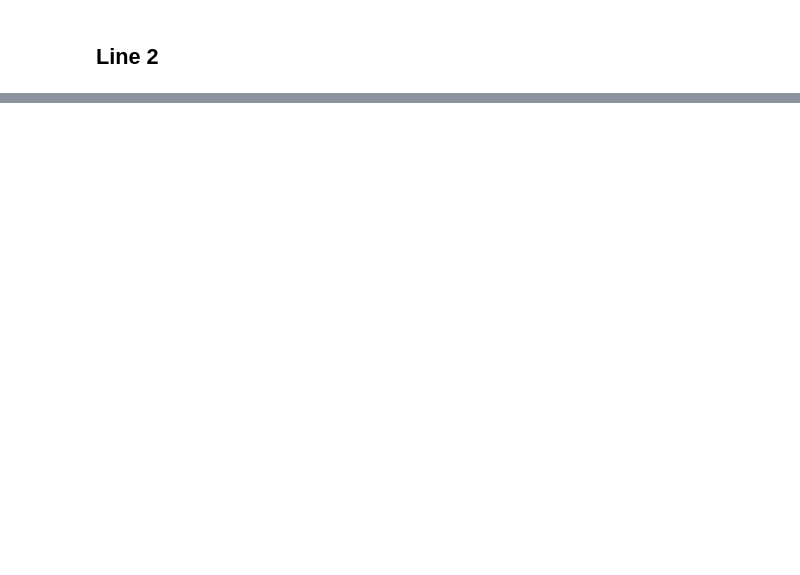
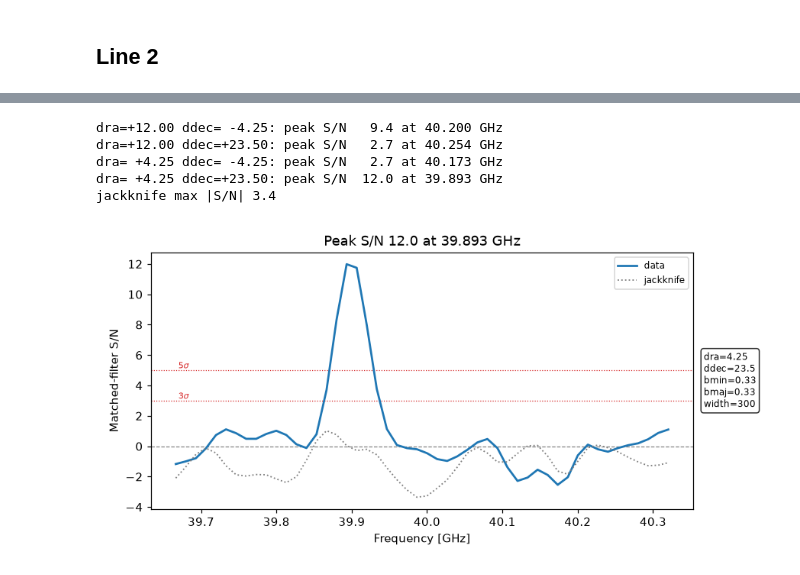
Before and after one commit to Joshiwavm/Luv_finder, a Jupyter notebook: docs/source/tutorials/find-lines-matched-filter.ipynb, the cells around one changed output, grey strips where cells are left out. Drawn from its saved outputs; the diff is of its cells as text; code cells hidden in the pictures; blank space fills up the shorter version.

```diff
--- a/docs/source/tutorials/find-lines-matched-filter.ipynb
+++ b/docs/source/tutorials/find-lines-matched-filter.ipynb
@@ -310,0 +46,24 @@ Region: [39.8667, 39.9465] GHz, N_chan=5, noise_std=0.0004064
+# %%
+g = Gaussian()
+g.grid = {"dra": [12.0, 4.25], "ddec": [-4.25, 23.5], "bmin": 0.33, "bmaj": 0.33, "width": 300.0}
+mod = Model()
+mod.addcomponent(g)
+mf = MatchedFilter(data, mod)
+mf.run(pool=1, jackknife=True)
+
+freqs = mf.frequencies()
+for params, response in zip(mf.grid_params, mf.response):
+    i = np.argmax(response)
+    print(f"dra={params['src_00_dra']:+6.2f} ddec={params['src_00_ddec']:+6.2f}: "
+          f"peak S/N {response[i]:5.1f} at {freqs[i]:.3f} GHz")
+print(f"jackknife max |S/N| {np.abs(mf.response_jackknife).max():.1f}")
+# %% [output]
+dra=+12.00 ddec= -4.25: peak S/N   9.4 at 40.200 GHz
+dra=+12.00 ddec=+23.50: peak S/N   2.7 at 40.254 GHz
+dra= +4.25 ddec= -4.25: peak S/N   2.7 at 40.173 GHz
+dra= +4.25 ddec=+23.50: peak S/N  12.0 at 39.893 GHz
+jackknife max |S/N| 3.4
+# %%
+Image(response_check(mf, plots_dir=plots, name="response"))
+# %% [output]
+[figure, added]
```
Also changed, not shown: parts of 20 cells of this notebook, 18 other files.
